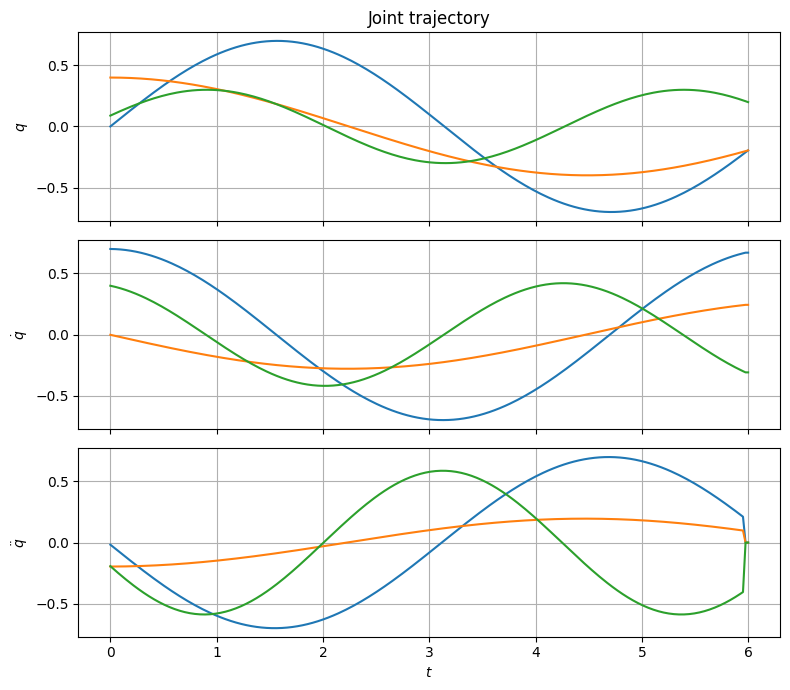
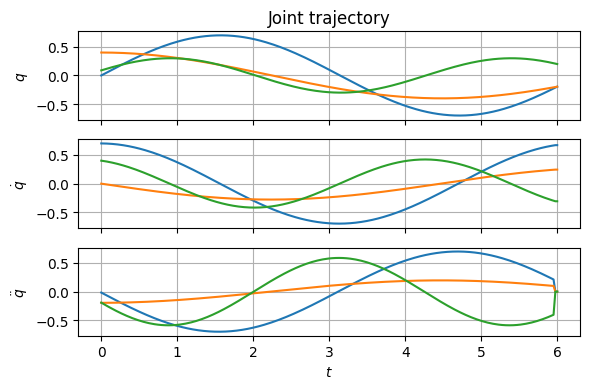
The change to this notebook cell's code, shown as a diff; its figure went from the first image to the second:
--- before
+++ after
@@ -1,3 +1,3 @@
-fig, ax = plt.subplots(3, 1, figsize=(8, 7), sharex=True)
+fig, ax = plt.subplots(3, 1, figsize=(6, 4), sharex=True)
 plotjtraj(t, qt, qdt, qddt, ax=ax)
 linkxaxes(ax)

Commit: V1.2.0: - added limited joint trajectories; - updated/added robots and models; - updated tutorials; - bugfixes; - unified line-endings;